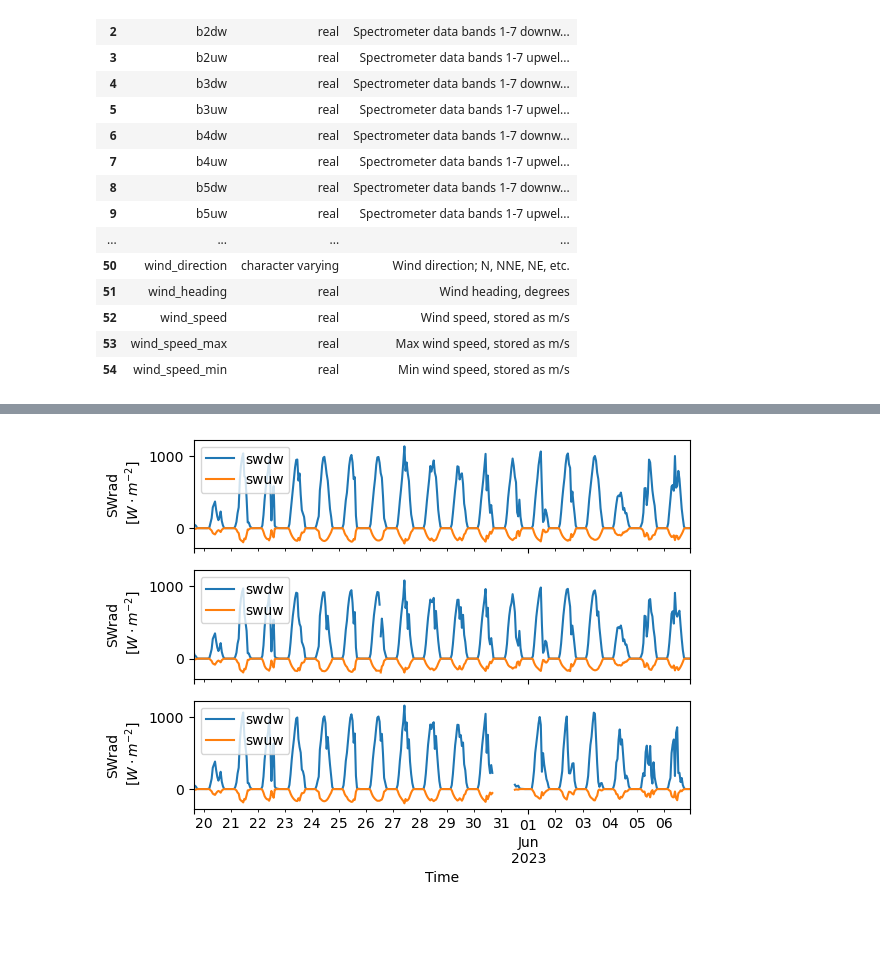
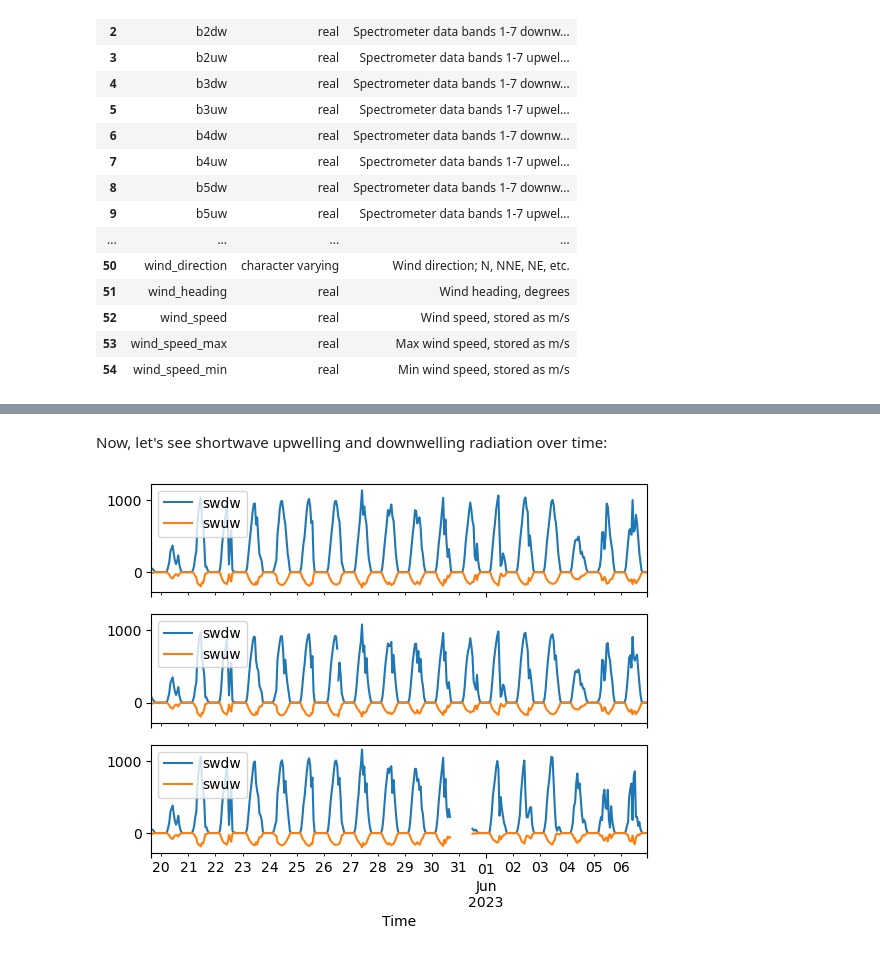
Before and after one commit to jgomezdans/arable_api, a Jupyter notebook: docs/arable.ipynb, the cells around one changed output, grey strips where cells are left out. Cells and saved outputs as stored; diff of their text form; code cells hidden in the pictures; blank space fills up the shorter version.

```diff
--- a/docs/arable.ipynb
+++ b/docs/arable.ipynb
@@ -85,11 +88,6 @@ for i, dev in enumerate(devs):
-# %%
-devs = np.unique(df.device.values)
-fig, axs = plt.subplots(nrows=3, ncols=1, sharex=True, sharey=True)
-axs = axs.flatten()
-for i, dev in enumerate(devs):
-    df[df.device == dev].plot(y="swdw", ax=axs[i])
-    df[df.device == dev].plot(y="swuw", ax=axs[i])
-    axs[i].set_ylabel("SWrad\n $[W\cdot m^{-2}]$")
-    axs[i].set_xlabel("Time")
-# %% [output]
-[figure, removed]
+# %% [markdown]
+Now, let's see shortwave upwelling and downwelling radiation over time:
+# %%
+plot_tseries_device(["swdw", "swuw"])
+# %% [output]
+[figure, added]
```
Also changed, not shown: parts of 3 cells of this notebook.
